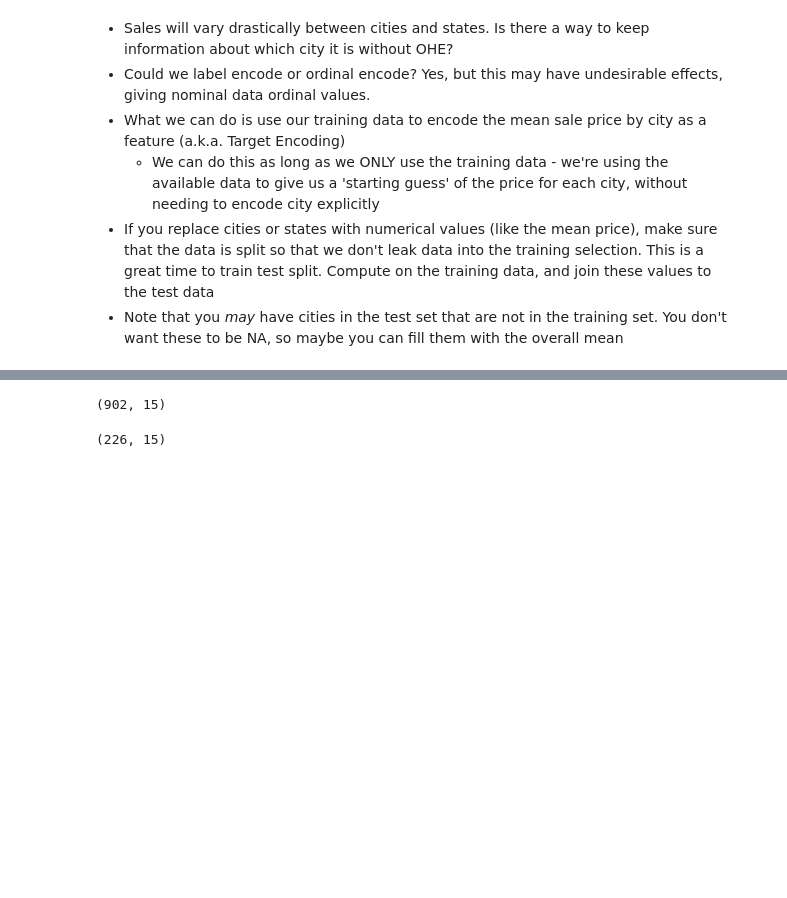
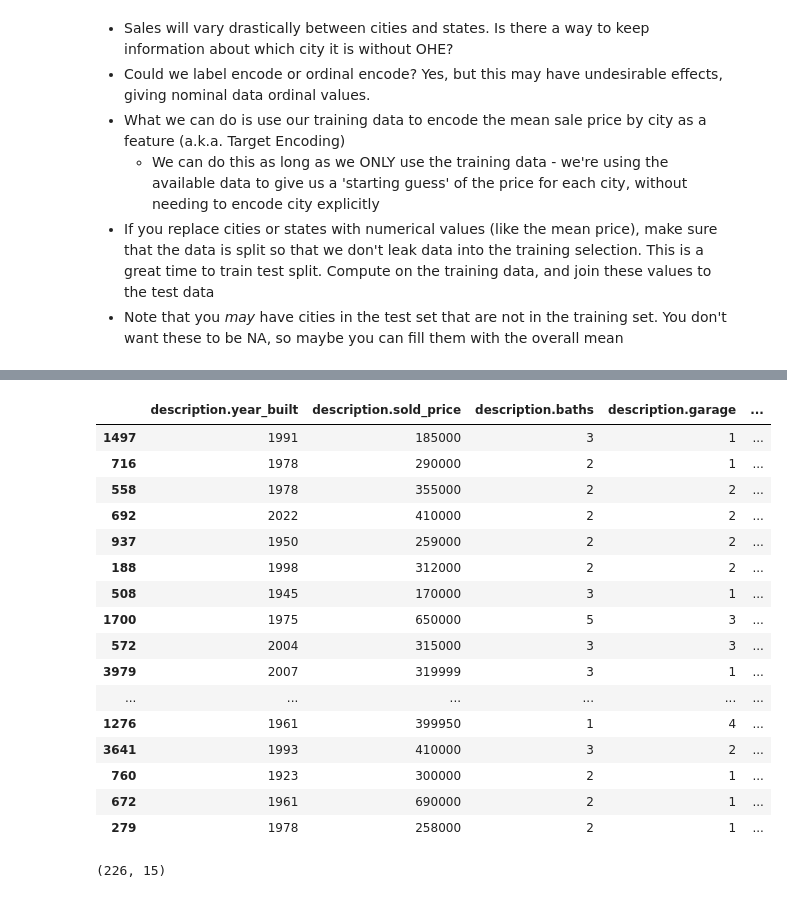
Before and after one commit to blairjdaniel/DS-Midterm-Project, a Jupyter notebook: notebooks/1 - EDA.ipynb, the cells around one changed output, grey strips where cells are left out. Saved outputs shown, nothing was run; the diff lists cells and outputs as text; code cells hidden in the pictures; blank space fills up the shorter version.

```diff
--- a/notebooks/1 - EDA.ipynb
+++ b/notebooks/1 - EDA.ipynb
@@ -701,10 +709,26 @@ test_df['city_encoded'] = le.transform(test_labels)
 # Drop the original city column
 train_df = train_df.drop(columns=['location.address.city'])
 test_df = test_df.drop(columns=['location.address.city'])
-# %%
-train_df.shape
-# %% [output]
-(902, 15)
+# %%
+train_df.head(20)
+# %% [output]
+|  | description.year_built | description.sold_price | description.baths | description.garage | ... |
+| 1497 | 1991 | 185000 | 3 | 1 | ... |
+| 716 | 1978 | 290000 | 2 | 1 | ... |
+| 558 | 1978 | 355000 | 2 | 2 | ... |
+| 692 | 2022 | 410000 | 2 | 2 | ... |
+| 937 | 1950 | 259000 | 2 | 2 | ... |
+| 188 | 1998 | 312000 | 2 | 2 | ... |
+| 508 | 1945 | 170000 | 3 | 1 | ... |
+| 1700 | 1975 | 650000 | 5 | 3 | ... |
+| 572 | 2004 | 315000 | 3 | 3 | ... |
+| 3979 | 2007 | 319999 | 3 | 1 | ... |
+| ... | ... | ... | ... | ... | ... |
+| 1276 | 1961 | 399950 | 1 | 4 | ... |
+| 3641 | 1993 | 410000 | 3 | 2 | ... |
+| 760 | 1923 | 300000 | 2 | 1 | ... |
+| 672 | 1961 | 690000 | 2 | 1 | ... |
+| 279 | 1978 | 258000 | 2 | 1 | ... |
 # %%
 test_df.shape
 # %% [output]
```
Also changed, not shown: parts of 3 cells of this notebook, 11 other files.
